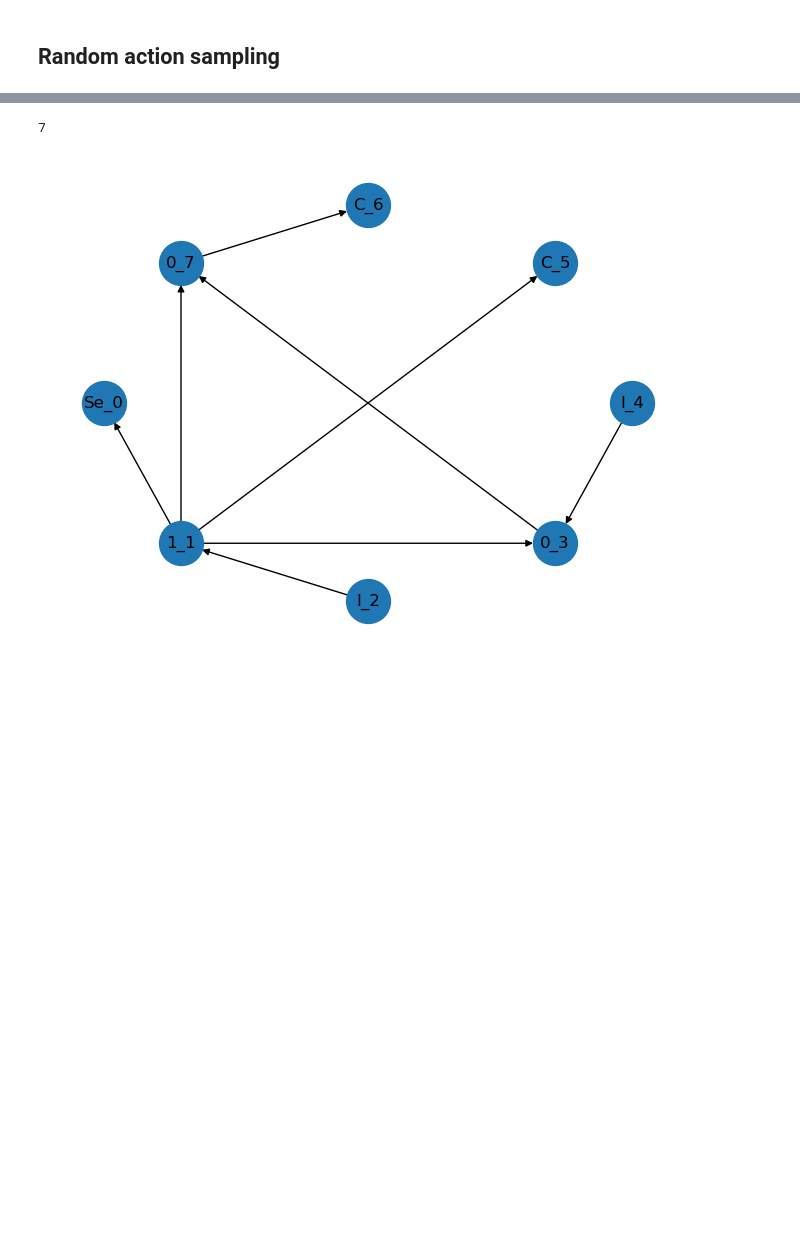
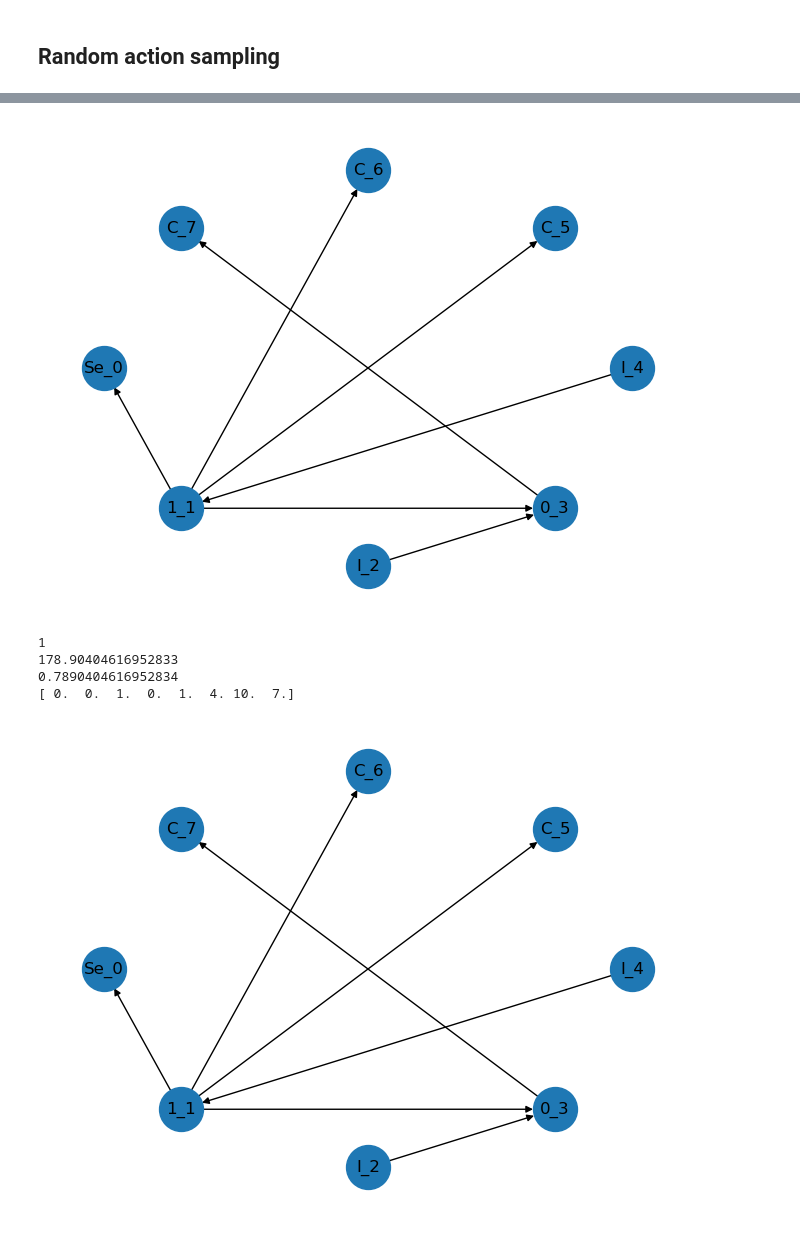
Before and after one commit to Astronauty/AiPEX-Projects, a Jupyter notebook: bond-graph-RL/gym_run.ipynb, the cells around one changed output, grey strips where cells are left out. Cells and saved outputs as stored; diff of their text form; code cells hidden in the pictures; blank space fills up the shorter version.

```diff
--- a/bond-graph-RL/gym_run.ipynb
+++ b/bond-graph-RL/gym_run.ipynb
@@ -127,12 +184,29 @@ Invalid Systems:  9555
 # %%
-print(len(valid_systems))
-
 i = 0
 labels = nx.get_node_attributes(valid_systems[i].flow_causal_graph, 'element_label')
 nx.draw_shell(valid_systems[i].flow_causal_graph, labels=labels, with_labels=True, node_size=1000)
 # %% [output]
-7
-[figure, old version]
+[figure, new version]
+# %%
+
+print(len(valid_systems))
+print(best_reward)
+
+# print(best_system.reward())
+
+print(best_system.get_parameters())
+# i = 0
+# labels = nx.get_node_attributes(valid_systems[i].flow_causal_graph, 'element_label')
+# nx.draw_shell(valid_systems[i].flow_causal_graph, labels=labels, with_labels=True, node_size=1000)
+
+labels = nx.get_node_attributes(best_system.flow_causal_graph, 'element_label')
+nx.draw_shell(best_system.flow_causal_graph, labels=labels, with_labels=True, node_size=1000)
+# %% [output]
+1
+178.90404616952833
+0.7890404616952834
+[ 0.  0.  1.  0.  1.  4. 10.  7.]
+[figure, added]
 # %%
 from scipy import *
 import time
```
Also changed, not shown: parts of 7 cells of this notebook, 6 other files.
